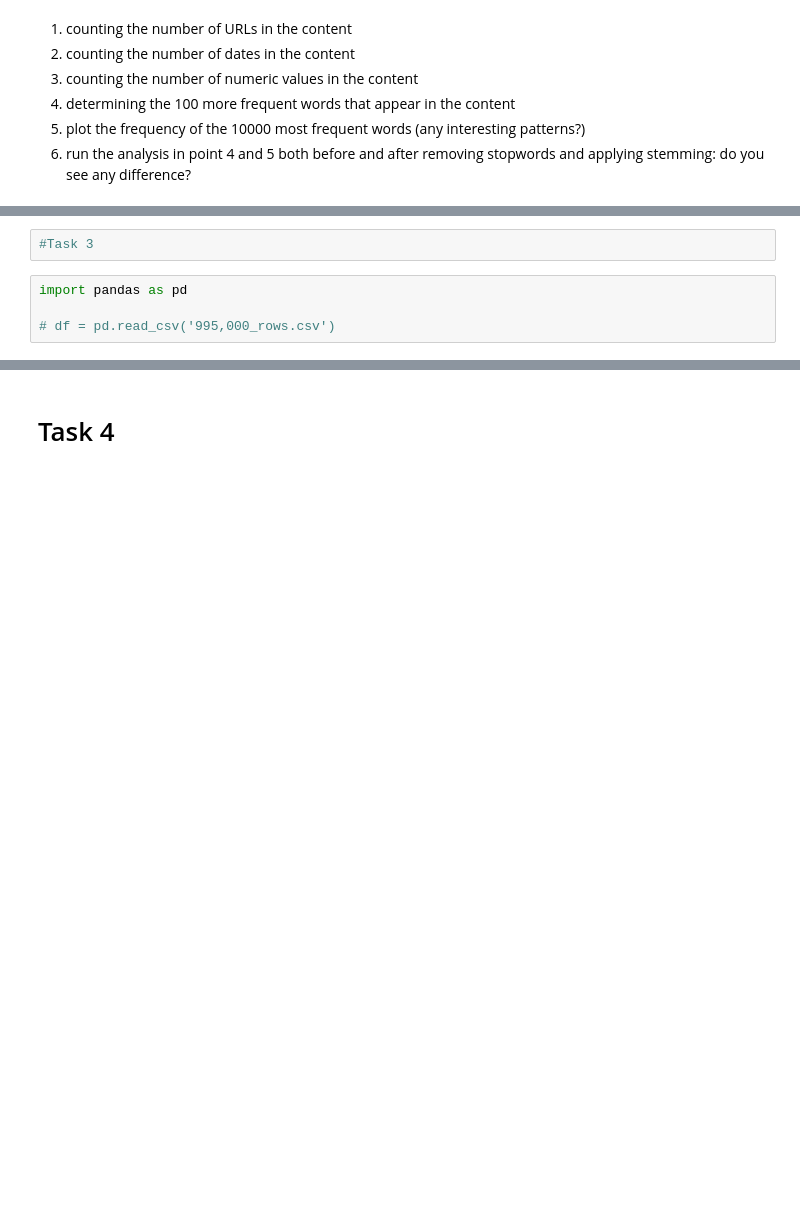
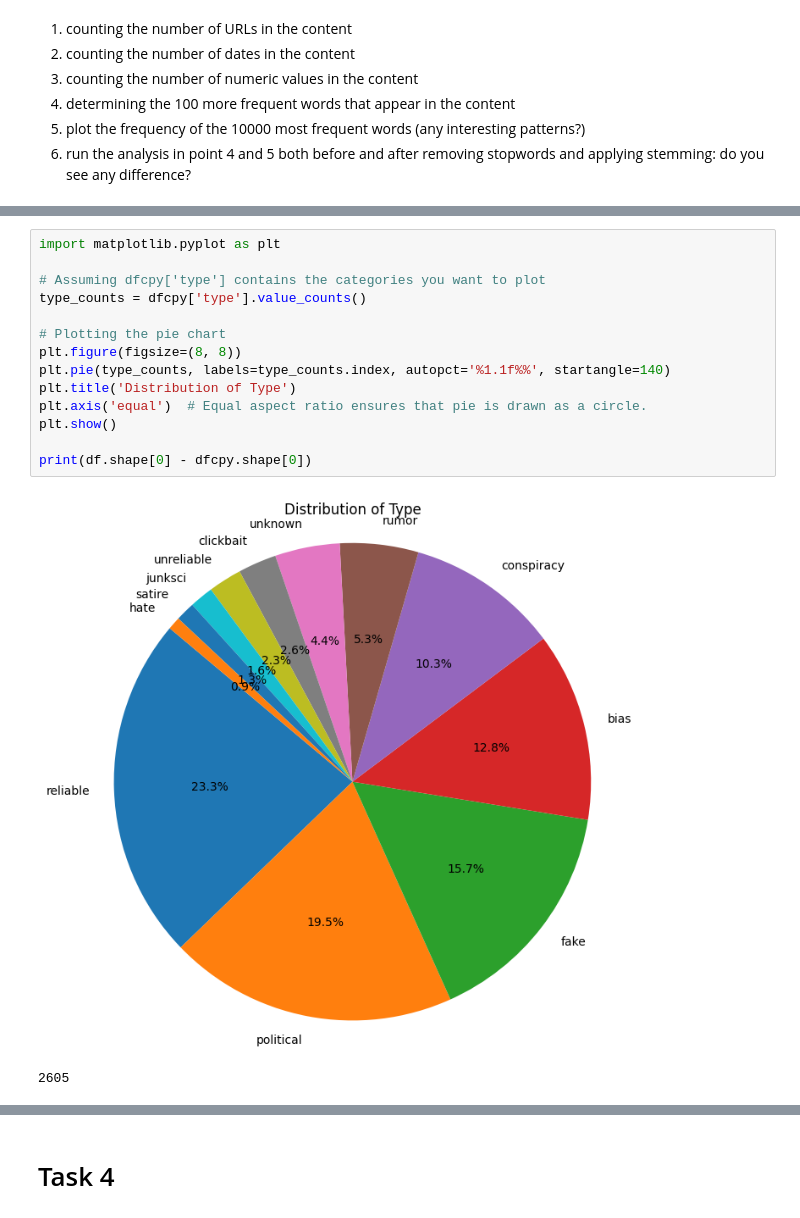
Before and after one commit to BogiSyderbo/FakeNewsProject, a Jupyter notebook: FakeNewsProject.ipynb, the cells around one changed output, grey strips where cells are left out. Drawn from its saved outputs; the diff is of its cells as text; blank space fills up the shorter version.

```diff
--- a/FakeNewsProject.ipynb
+++ b/FakeNewsProject.ipynb
@@ -207,6 +180,17 @@ Number of numerics in the content: 366
-# %%
-#Task 3
-# %%
-import pandas as pd
-
-# df = pd.read_csv('995,000_rows.csv')
+# %%
+import matplotlib.pyplot as plt
+
+# Assuming dfcpy['type'] contains the categories you want to plot
+type_counts = dfcpy['type'].value_counts()
+
+# Plotting the pie chart
+plt.figure(figsize=(8, 8))
+plt.pie(type_counts, labels=type_counts.index, autopct='%1.1f%%', startangle=140)
+plt.title('Distribution of Type')
+plt.axis('equal')  # Equal aspect ratio ensures that pie is drawn as a circle.
+plt.show()
+
+print(df.shape[0] - dfcpy.shape[0])
+# %% [output]
+[figure, added]
+2605
```
Also changed, not shown: parts of 43 cells of this notebook.
